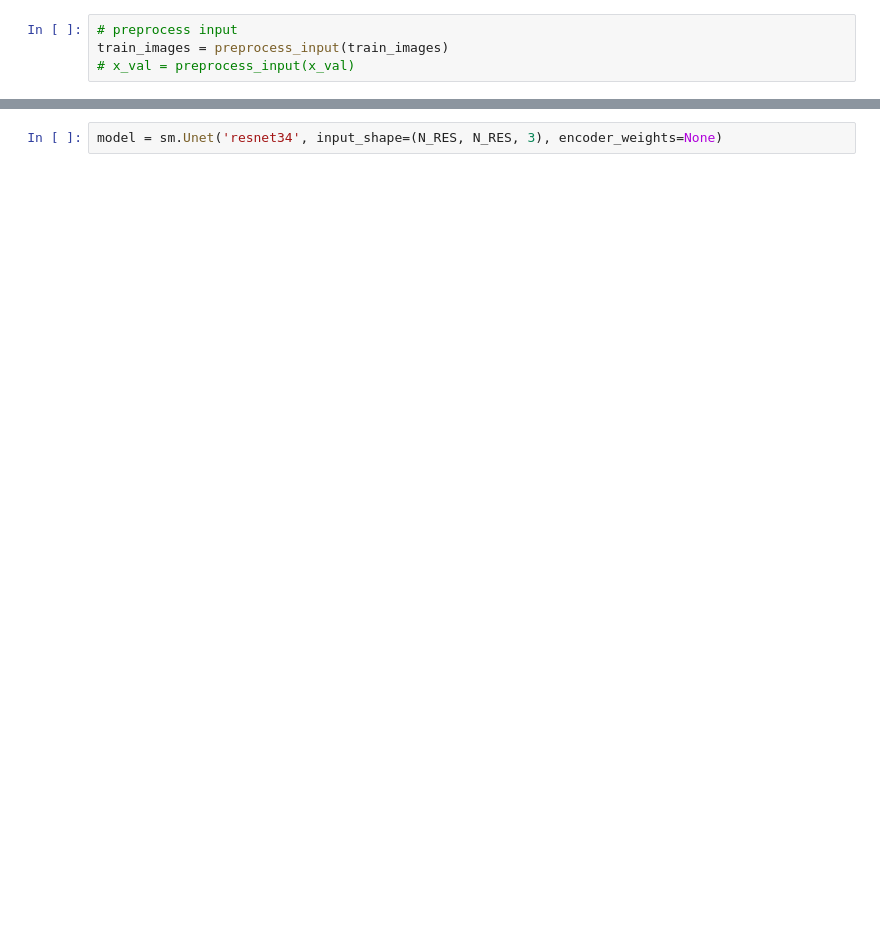
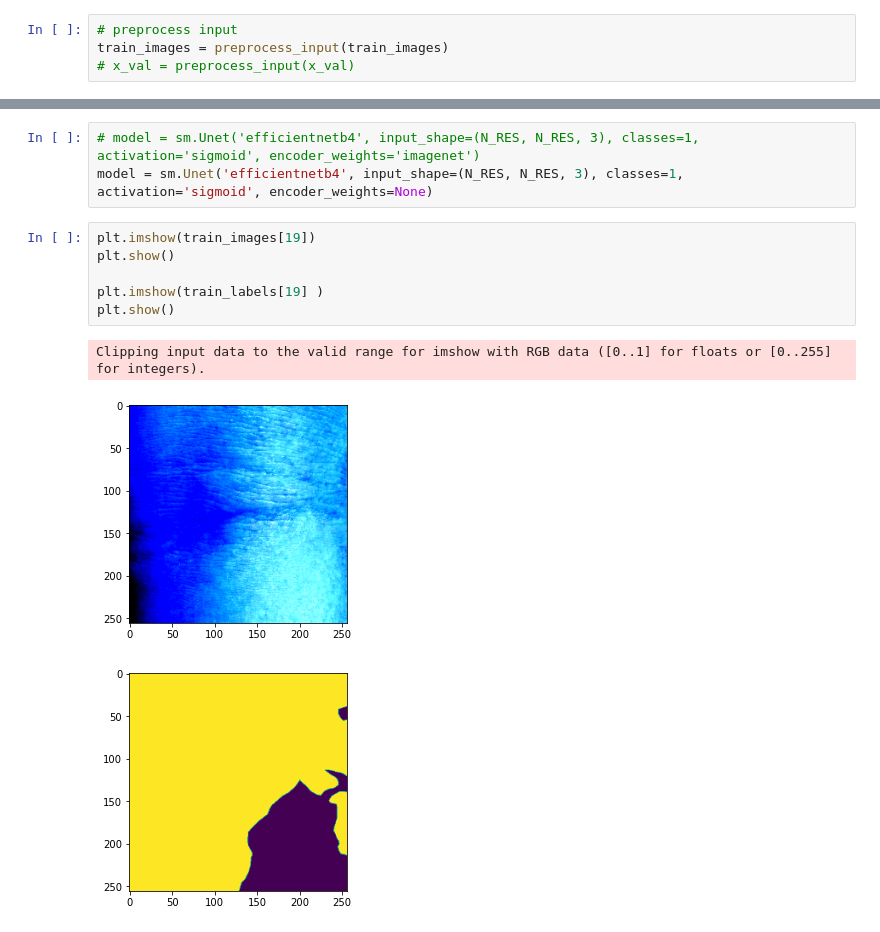
Before and after one commit to SeHwanYoo/child_segmentation, a Jupyter notebook: train.ipynb, the cells around one changed output, grey strips where cells are left out. Cells and saved outputs as stored; diff of their text form; blank space fills up the shorter version.

```diff
--- a/train.ipynb
+++ b/train.ipynb
@@ -74,5 +157,16 @@ train_images.shape, train_labels.shape
-# %%
-model = sm.Unet('resnet34', input_shape=(N_RES, N_RES, 3), encoder_weights=None)
+# %%
+# model = sm.Unet('efficientnetb4', input_shape=(N_RES, N_RES, 3), classes=1, activation='sigmoid', encoder_weights='imagenet')
+model = sm.Unet('efficientnetb4', input_shape=(N_RES, N_RES, 3), classes=1, activation='sigmoid', encoder_weights=None)
+# %%
+plt.imshow(train_images[19])
+plt.show()
+
+plt.imshow(train_labels[19] )
+plt.show()
+# %% [output]
+Clipping input data to the valid range for imshow with RGB data ([0..1] for floats or [0..255] for integers).
+[figure, added]
+[figure, added]
 # %%
 # define model
 # model = sm.Unet(BACKBONE, encoder_weights='imagenet')
```
Also changed, not shown: parts of 13 cells of this notebook.
